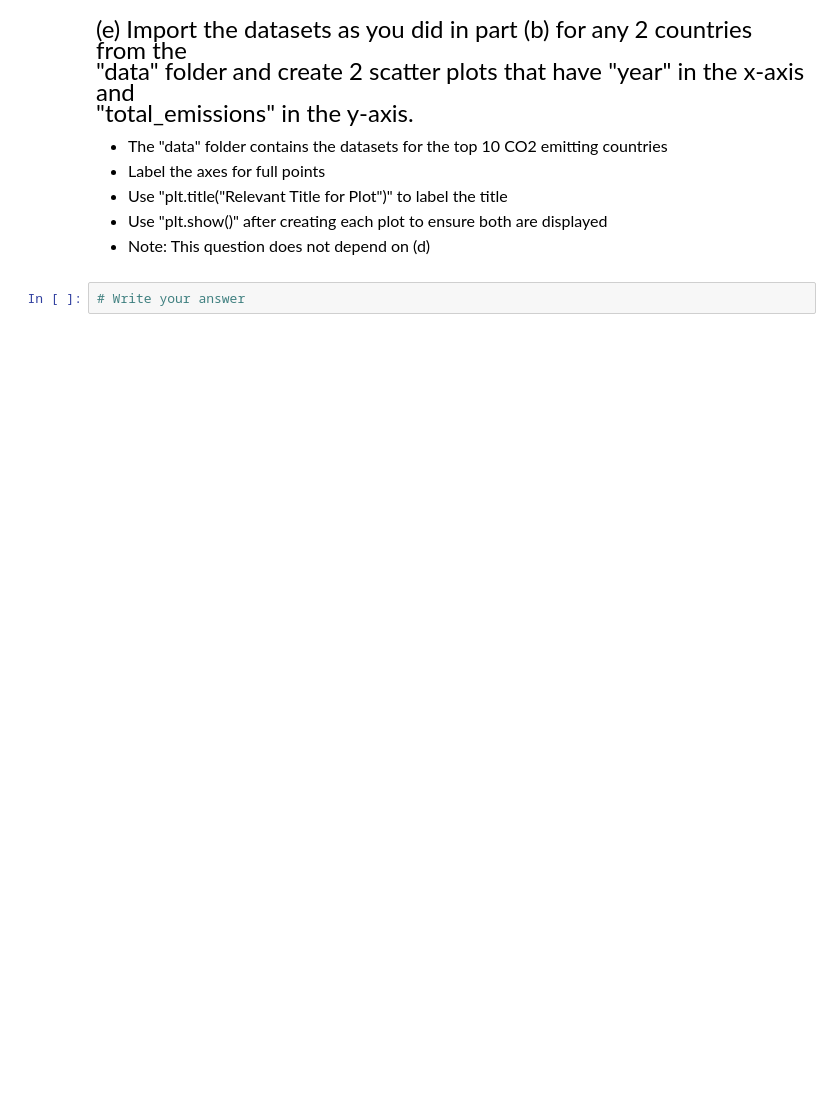
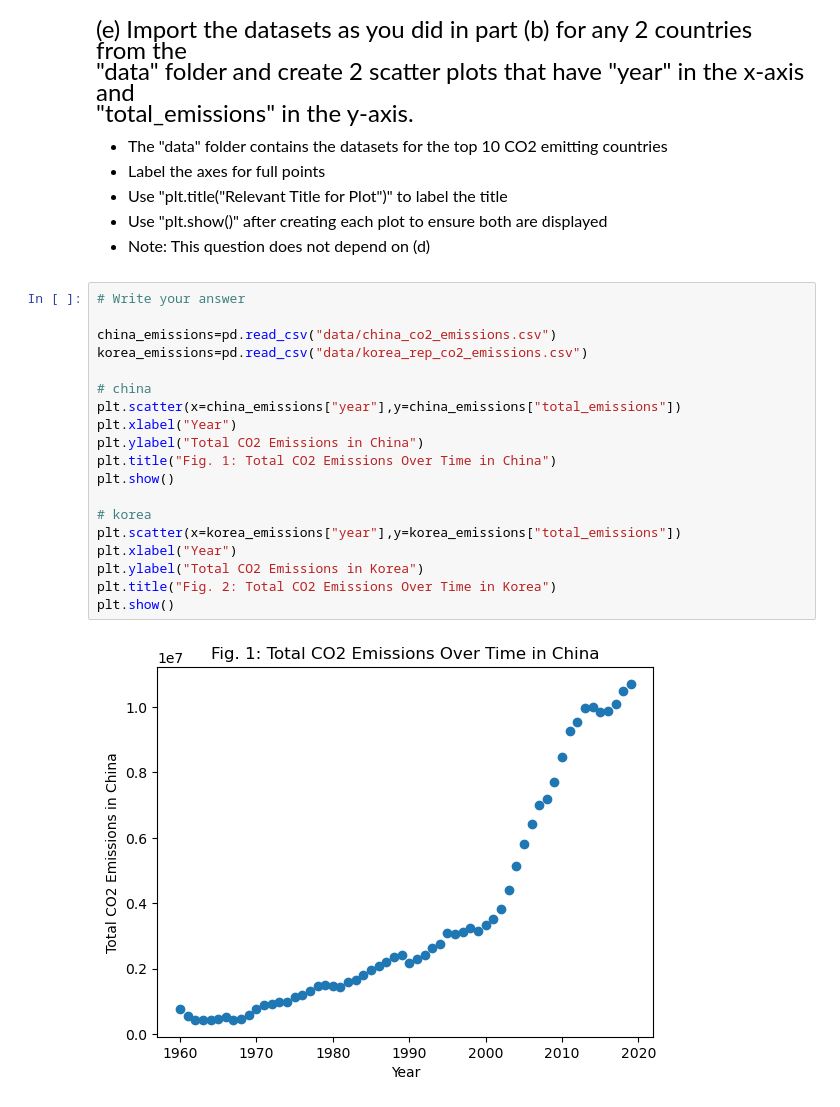
Before and after one commit to jojoonthego/qtm151spring2025, a Jupyter notebook: assignment2/Assignment2.ipynb, the cells around one changed output. Saved outputs shown, nothing was run; the diff lists cells and outputs as text; blank space fills up the shorter version.

```diff
--- a/assignment2/Assignment2.ipynb
+++ b/assignment2/Assignment2.ipynb
@@ -93,5 +106,24 @@ list_colors[2] will output "yellow"
 - Use "plt.title("Relevant Title for Plot")" to label the title
 - Use "plt.show()" after creating each plot to ensure both are displayed
 - Note: This question does not depend on (d)
-# %%
-# Write your answer
+# %%
+# Write your answer
+
+china_emissions=pd.read_csv("data/china_co2_emissions.csv")
+korea_emissions=pd.read_csv("data/korea_rep_co2_emissions.csv")
+
+# china
+plt.scatter(x=china_emissions["year"],y=china_emissions["total_emissions"])
+plt.xlabel("Year")
+plt.ylabel("Total CO2 Emissions in China")
+plt.title("Fig. 1: Total CO2 Emissions Over Time in China")
+plt.show()
+
+# korea
+plt.scatter(x=korea_emissions["year"],y=korea_emissions["total_emissions"])
+plt.xlabel("Year")
+plt.ylabel("Total CO2 Emissions in Korea")
+plt.title("Fig. 2: Total CO2 Emissions Over Time in Korea")
+plt.show()
+# %% [output]
+[figure, added]
```
Also changed, not shown: parts of 3 cells of this notebook, 1 other file.
